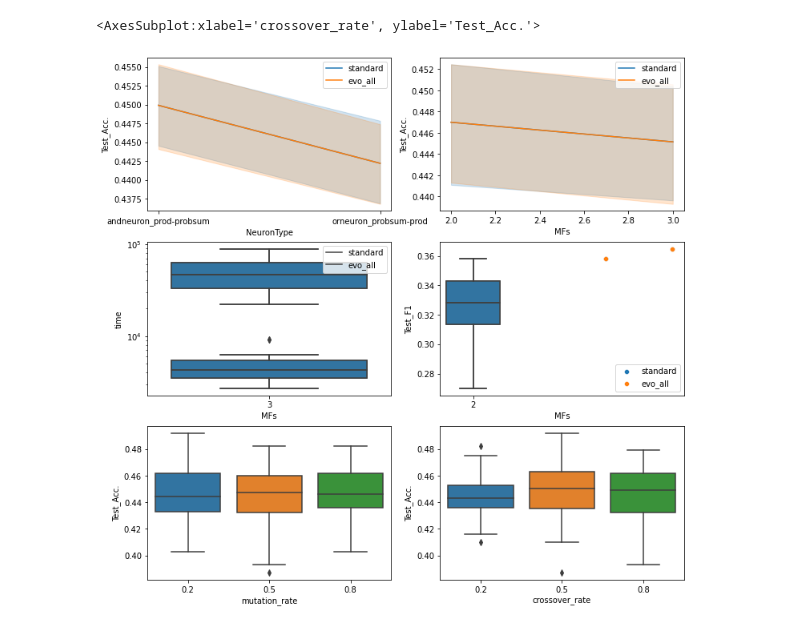
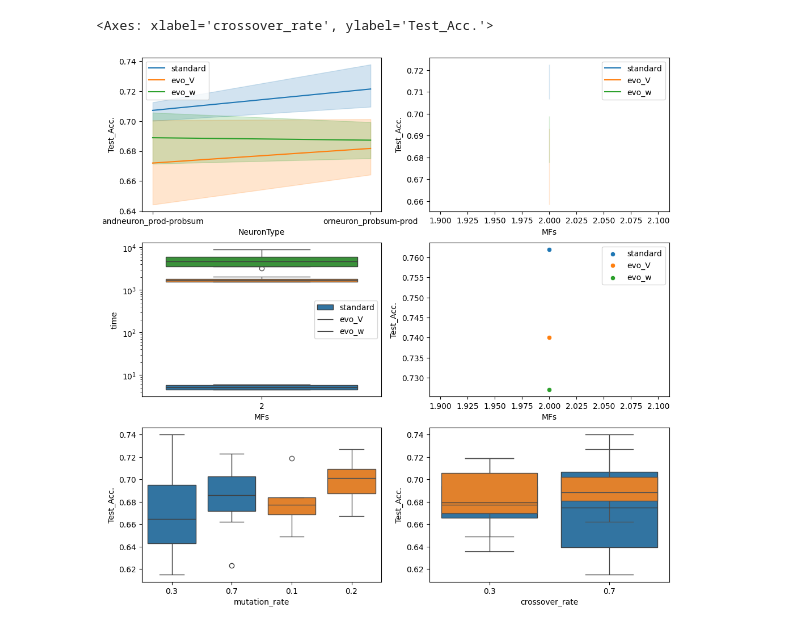
Before and after one commit to IDA-FBK/NeuroFuzzyProject, a Jupyter notebook: show_results.ipynb, the cells around one changed output. Cells and saved outputs as stored; diff of their text form; code cells hidden in the pictures.

Commit message:
test mfs 2 diabets

```diff
--- a/show_results.ipynb
+++ b/show_results.ipynb
@@ -8,6 +8,6 @@ import os
 dataset = "sepsis"
 
 experiment_path_standard = "experiments/results"
-experiment_path_evo_all = "experiments/results"
+experiment_path_evo = "experiments/results"
 # %%
 #Join all the dataframes
@@ -28,47 +28,51 @@ df_evo_all.to_csv(experiment_path_evo_all + "/global_result.csv", index=False)
 # %%
 #load the data
 
-global_results_standard = pd.read_csv(experiment_path_standard + "/global_result.csv")
-global_results_evo_all = pd.read_csv(experiment_path_evo_all + "/global_result.csv")
-# global_results_evo_partial = pd.read_csv(experiment_path_evo_partial + "/global_result.csv")
+global_results_standard = pd.read_csv(experiment_path_standard + "/diabetes/no_evoruns_results_0.csv")
+global_results_evo_V = pd.read_csv(experiment_path_evo + "/diabetes/global_result_V.csv")
+global_results_evo_w = pd.read_csv(experiment_path_evo + "/diabetes/global_result_w.csv")
 
 
 #plot the results
 figure1, axs = plt.subplots(3, 2, figsize=(12, 12))
 sns.lineplot(data=global_results_standard, x="NeuronType", y="Test_Acc.", label="standard", ax=axs[0,0])
-sns.lineplot(data=global_results_evo_all, x="NeuronType", y="Test_Acc.", label="evo_all", ax=axs[0,0])
+sns.lineplot(data=global_results_evo_V, x="NeuronType", y="Test_Acc.", label="evo_V", ax=axs[0,0])
+sns.lineplot(data=global_results_evo_w, x="NeuronType", y="Test_Acc.", label="evo_w", ax=axs[0,0])
 
 sns.lineplot(data=global_results_standard, x="MFs", y="Test_Acc.", label="standard", ax=axs[0,1], markers="o")
-sns.lineplot(data=global_results_evo_all, x="MFs", y="Test_Acc.", label="evo_all", ax=axs[0,1], markers="o")
-# sns.lineplot(data=global_results_evo_partial, x="MFs", y="Test_Acc.", label="evo_partial", ax=axs[0,1], markers="o")
+sns.lineplot(data=global_results_evo_V, x="MFs", y="Test_Acc.", label="evo_V", ax=axs[0,1], markers="o")
+sns.lineplot(data=global_results_evo_w, x="MFs", y="Test_Acc.", label="evo_w", ax=axs[0,1], markers="o")
 
 
 sns.boxplot(data=global_results_standard[global_results_standard["MFs"]==2], x="MFs", y="time", ax=axs[1,0])
-sns.boxplot(data=global_results_evo_all[global_results_evo_all["MFs"]==2], x="MFs", y="time",  ax=axs[1,0])
-axs[1,0].legend(["standard", "evo_all"])
+sns.boxplot(data=global_results_evo_V[global_results_evo_V["MFs"]==2], x="MFs", y="time",  ax=axs[1,0])
+sns.boxplot(data=global_results_evo_w[global_results_evo_w["MFs"]==2], x="MFs", y="time",  ax=axs[1,0])
+axs[1,0].legend(["standard", "evo_V", "evo_w"])
 axs[1,0].set_yscale("log")
 
-sns.boxplot(data=global_results_standard[global_results_standard["MFs"]==3], x="MFs", y="time", ax=axs[1,0])
-sns.boxplot(data=global_results_evo_all[global_results_evo_all["MFs"]==3], x="MFs", y="time",  ax=axs[1,0])
-axs[1,0].legend(["standard", "evo_all"])
-axs[1,0].set_yscale("log")
+# sns.boxplot(data=global_results_standard[global_results_standard["MFs"]==3], x="MFs", y="time", ax=axs[1,0])
+# sns.boxplot(data=global_results_evo_V[global_results_evo_V["MFs"]==3], x="MFs", y="time",  ax=axs[1,0])
+# axs[1,0].legend(["standard", "evo_V", "evo_w"])
+# axs[1,0].set_yscale("log")
 
 
 # sns.boxplot(data=global_results_standard[global_results_standard["MFs"]==2], x="MFs", y="Test_F1", ax=axs[1,1])
-# sns.boxplot(data=global_results_evo_all[global_results_evo_all["MFs"]==2], x="MFs", y="Test_F1", ax=axs[1,1])
+# sns.boxplot(data=global_results_evo_V[global_results_evo_V["MFs"]==2], x="MFs", y="Test_F1", ax=axs[1,1])
 
 #Get the best results on the validation set
-best_standard = global_results_standard.loc[global_results_standard.groupby("MFs")["Test_F1"].idxmax()]
-best_evo_all = global_results_evo_all.loc[global_results_evo_all.groupby("MFs")["Test_F1"].idxmax()]
-sns.scatterplot(data=best_standard, x="MFs", y="Test_F1", label="standard", ax=axs[1,1], markers="o")
-sns.scatterplot(data=best_evo_all, x="MFs", y="Test_F1", label="evo_all", ax=axs[1,1], markers="o")
+best_standard = global_results_standard.loc[global_results_standard.groupby("MFs")["Test_Acc."].idxmax()]
+best_evo_V = global_results_evo_V.loc[global_results_evo_V.groupby("MFs")["Test_Acc."].idxmax()]
+best_evo_w = global_results_evo_w.loc[global_results_evo_w.groupby("MFs")["Test_Acc."].idxmax()]
+sns.scatterplot(data=best_standard, x="MFs", y="Test_Acc.", label="standard", ax=axs[1,1], markers="o")
+sns.scatterplot(data=best_evo_V, x="MFs", y="Test_Acc.", label="evo_V", ax=axs[1,1], markers="o")
+sns.scatterplot(data=best_evo_w, x="MFs", y="Test_Acc.", label="evo_w", ax=axs[1,1], markers="o")
+
+sns.boxplot(data=global_results_evo_V, x="mutation_rate", y="Test_Acc.", ax=axs[2,0])
+sns.boxplot(data=global_results_evo_w, x="mutation_rate", y="Test_Acc.", ax=axs[2,0])
 
 
-sns.boxplot(data=global_results_evo_all, x="mutation_rate", y="Test_Acc.", ax=axs[2,0])
-
-
-
-sns.boxplot(data=global_results_evo_all, x="crossover_rate", y="Test_Acc.", ax=axs[2,1])
+sns.boxplot(data=global_results_evo_V, x="crossover_rate", y="Test_Acc.", ax=axs[2,1])
+sns.boxplot(data=global_results_evo_w, x="crossover_rate", y="Test_Acc.", ax=axs[2,1])
 # %% [output]
-<AxesSubplot:xlabel='crossover_rate', ylabel='Test_Acc.'>
+<Axes: xlabel='crossover_rate', ylabel='Test_Acc.'>
-[figure, old version]
+[figure, new version]
```
Also changed, not shown: parts of 1 cell of this notebook, 12 other files.
